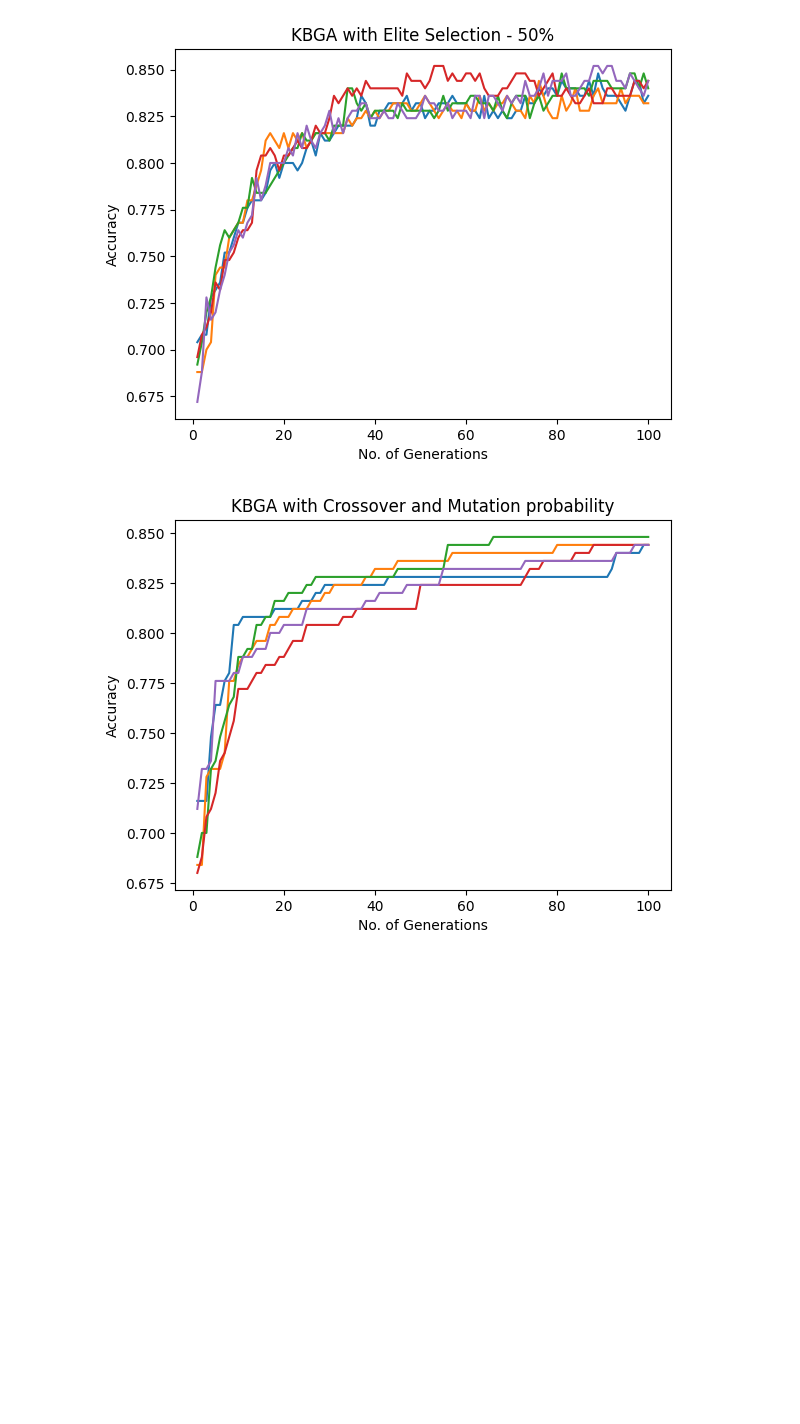
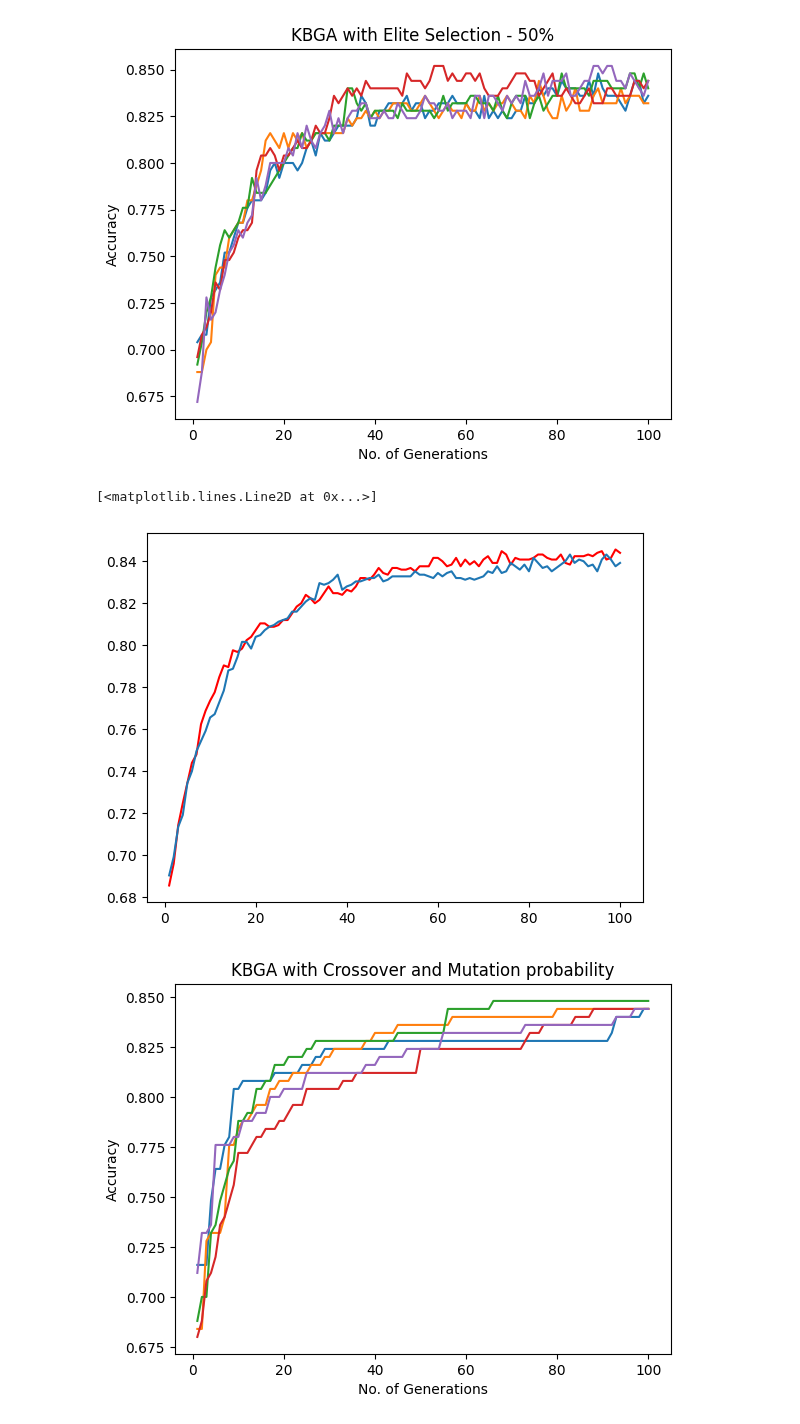
Before and after one commit to devasenan134/GA-SC, a Jupyter notebook: compare_kbga.ipynb, the cells around one changed output. Drawn from its saved outputs; the diff is of its cells as text; code cells hidden in the pictures; blank space fills up the shorter version.

Commit message:
avg plots were done

```diff
--- a/compare_kbga.ipynb
+++ b/compare_kbga.ipynb
@@ -77,6 +78,21 @@ with open(kbga_path+kbga_files[1], 'rb') as gf:
     plt.show()
 # %% [output]
 [figure]
+# %%
+avg_acc_es = np.array(data[0][1])
+for i in data[1:]:
+    avg_acc_es += i[1]
+avg_acc_es = avg_acc_es / 5
+# %%
+avg_acc_nkb = np.array(data[0][1])
+for i in data[1:]:
+    avg_acc_nkb += i[1]
+avg_acc_nkb = avg_acc_nkb / 5
+plt.plot(x, avg_acc_nkb, color="red")
+plt.plot(x, avg_acc_es)
+# %% [output]
+[<matplotlib.lines.Line2D at 0x...>]
+[figure, added]
 # %%
 with open(kbga_path+kbga_files[2], 'rb') as gf:
     data = pickle.load(gf)
```
Also changed, not shown: parts of 5 cells of this notebook.
